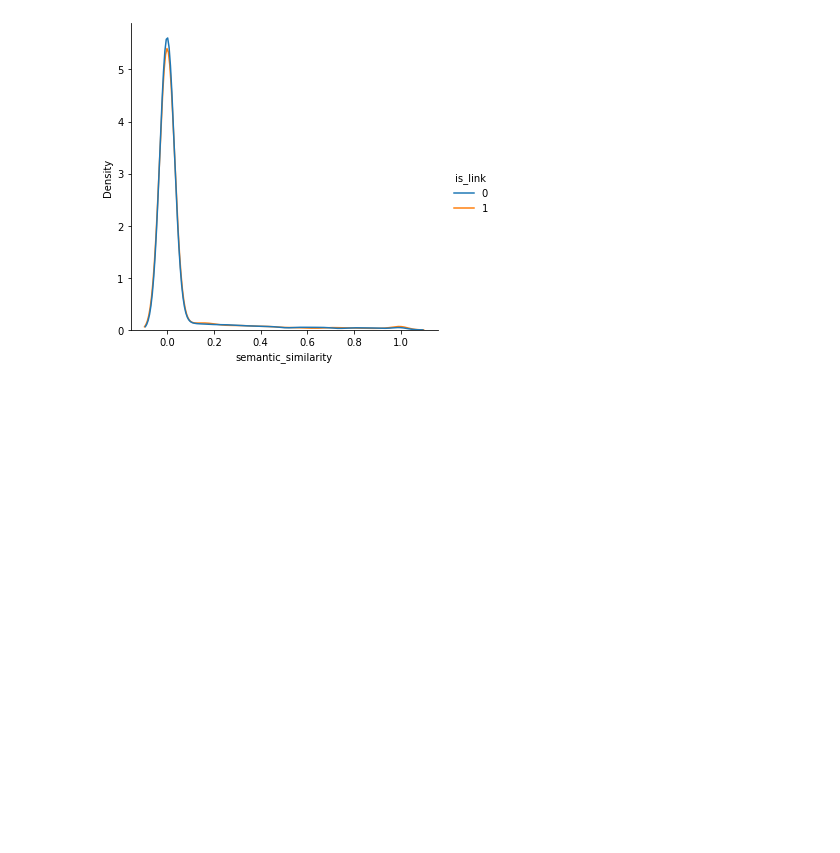
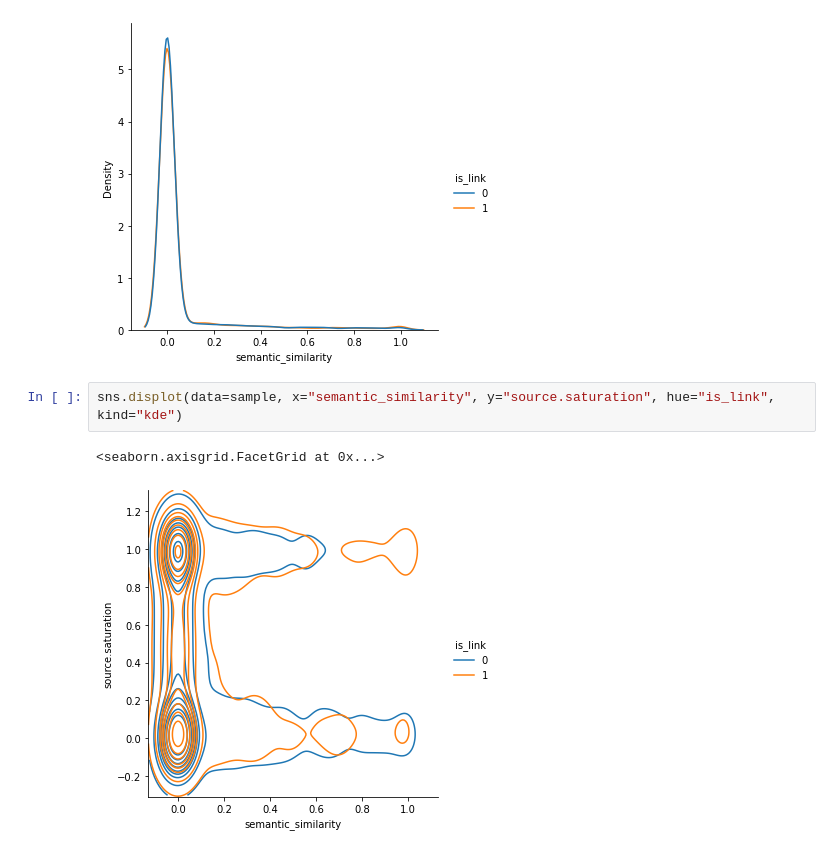
Before and after one commit to christophajohns/suggested-links-classifier, a Jupyter notebook: exploring.ipynb, the cells around one changed output. Cells and saved outputs as stored; diff of their text form; blank space fills up the shorter version.

Commit message:
Add feature distribution plots

```diff
--- a/exploring.ipynb
+++ b/exploring.ipynb
@@ -143,3 +143,8 @@ sns.displot(data=sample, x="semantic_similarity", hue="is_link", kind="kde")
 # %% [output]
 <seaborn.axisgrid.FacetGrid at 0x...>
 [figure]
+# %%
+sns.displot(data=sample, x="semantic_similarity", y="source.saturation", hue="is_link", kind="kde")
+# %% [output]
+<seaborn.axisgrid.FacetGrid at 0x...>
+[figure, added]
```
Also changed, not shown: parts of 3 cells of this notebook.
